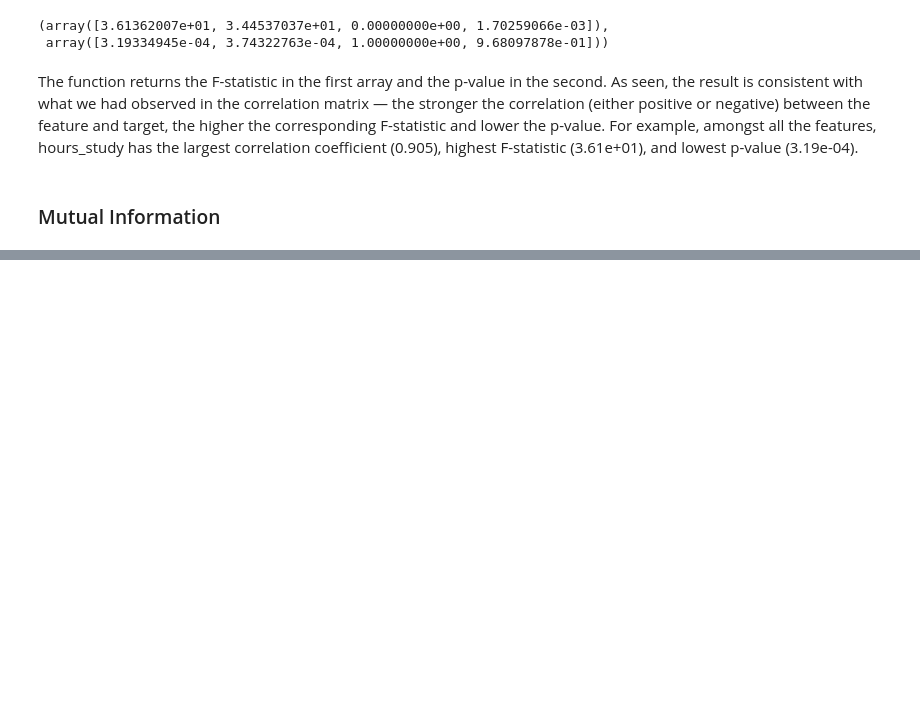
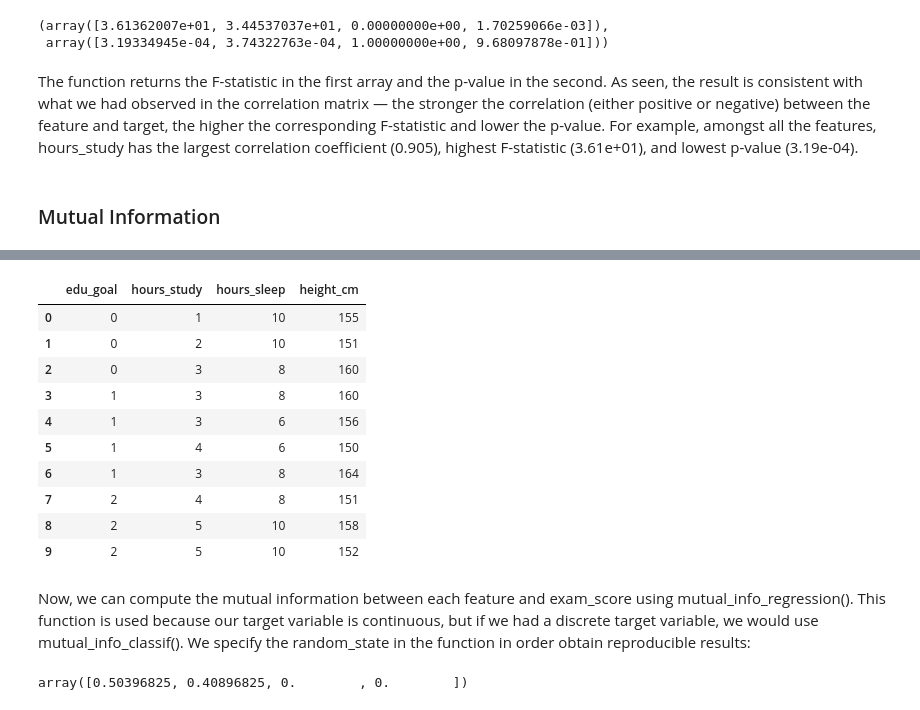
Before and after one commit to dpons222/ML-AI-Self-Learning, a Jupyter notebook: Machine Learning/machine_learning.ipynb, the cells around one changed output, grey strips where cells are left out. Cells and saved outputs as stored; diff of their text form; code cells hidden in the pictures; blank space fills up the shorter version.

```diff
--- a/Machine Learning/machine_learning.ipynb
+++ b/Machine Learning/machine_learning.ipynb
@@ -955,0 +964,29 @@ The function returns the F-statistic in the first array and the p-value in the s
+# %%
+from sklearn.preprocessing import LabelEncoder
+
+le = LabelEncoder()
+
+# Create copy of `X` for encoded version
+X_enc = X.copy()
+X_enc['edu_goal'] = le.fit_transform(X['edu_goal'])
+X_enc
+# %% [output]
+|  | edu_goal | hours_study | hours_sleep | height_cm |
+| 0 | 0 | 1 | 10 | 155 |
+| 1 | 0 | 2 | 10 | 151 |
+| 2 | 0 | 3 | 8 | 160 |
+| 3 | 1 | 3 | 8 | 160 |
+| 4 | 1 | 3 | 6 | 156 |
+| 5 | 1 | 4 | 6 | 150 |
+| 6 | 1 | 3 | 8 | 164 |
+| 7 | 2 | 4 | 8 | 151 |
+| 8 | 2 | 5 | 10 | 158 |
+| 9 | 2 | 5 | 10 | 152 |
+# %% [markdown]
+Now, we can compute the mutual information between each feature and exam_score using mutual_info_regression(). This function is used because our target variable is continuous, but if we had a discrete target variable, we would use mutual_info_classif(). We specify the random_state in the function in order obtain reproducible results:
+# %%
+from sklearn.feature_selection import mutual_info_regression
+
+mutual_info_regression(X_enc, y, random_state=68)
+# %% [output]
+array([0.50396825, 0.40896825, 0.        , 0.        ])
```
Also changed, not shown: parts of 25 cells of this notebook.
